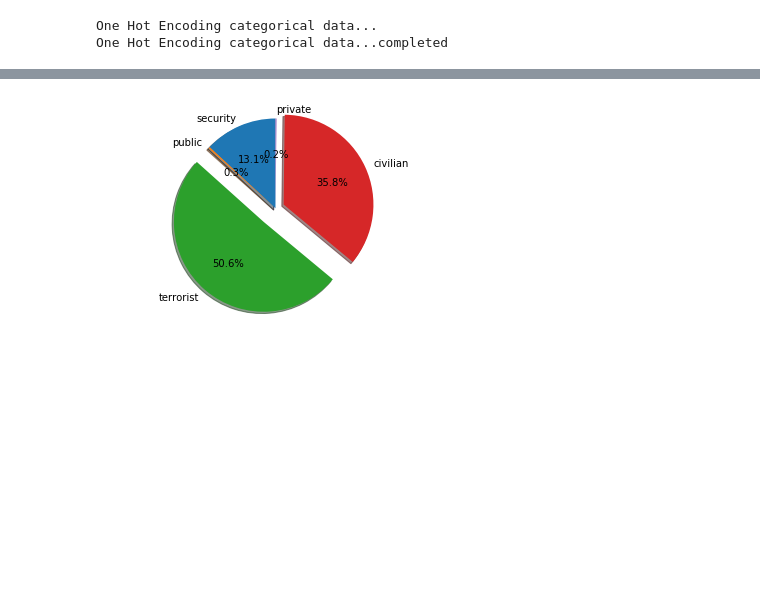
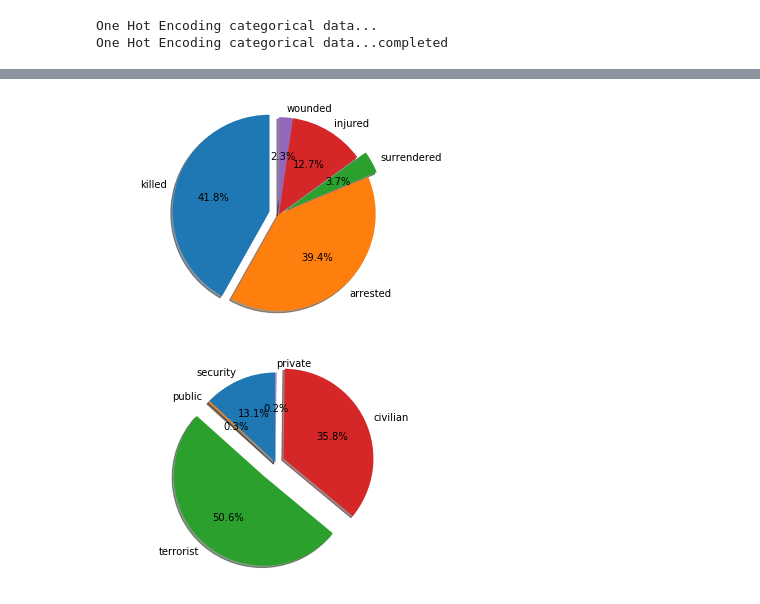
Before and after one commit to ShashwatHiregoudar/DMProject, a Jupyter notebook: ourCode.ipynb, the cells around one changed output, grey strips where cells are left out. Cells and saved outputs as stored; diff of their text form; code cells hidden in the pictures; blank space fills up the shorter version.

```diff
--- a/ourCode.ipynb
+++ b/ourCode.ipynb
@@ -135,6 +165,24 @@ print("Filling state_full column...completed")
 # %% [output]
 Filling state_full column...
 Filling state_full column...completed
+# %%
+#replacing similar data of the attribute
+replaceVerb=data['verb']
+import re
+
+for var in replaceVerb:
+    if(re.search("killing",str(var)) or re.search("kill",str(var))):
+        var2='killed'
+        data['verb'].replace(var,var2,inplace=True)
+    elif(re.search("arresting",str(var)) or re.search("arrest",str(var))):
+        var2='arrested'
+        data['verb'].replace(var,var2,inplace=True)
+    elif(re.search("surrender",str(var)) or re.search("surrendering",str(var))):
+        var2='surrendered'
+        data['verb'].replace(var,var2,inplace=True)
+    elif(re.search("injuring",str(var)) or re.search("injure",str(var))):
+        var2='injured'
+        data['verb'].replace(var,var2,inplace=True)
 # %%
 def convert_to_binary(df, column_to_convert):
     categories = list(df[column_to_convert].drop_duplicates())
@@ -149,7 +197,7 @@ def convert_to_binary(df, column_to_convert):
 
 # One Hot Encoding
 print("One Hot Encoding categorical data...")
-columns_to_convert = ['state_full','svmlabel1']
+columns_to_convert = ['state_full','svmlabel1','verb']
 
 for column in columns_to_convert:
     data = convert_to_binary(data,column)
@@ -158,6 +206,8 @@ print("One Hot Encoding categorical data...completed")
 # %% [output]
 One Hot Encoding categorical data...
 One Hot Encoding categorical data...completed
+# %%
+data.drop('verb_wounding',axis = 1, inplace = True)
 # %%
 data.transpose()
 # %% [output]
@@ -182,3 +232,28 @@ data.transpose()
+# %%
+#to find total number of deaths based on verb Sentence
+killed=data['verb_killed'].sum()
+
+arrested=data['verb_arrested'].sum()
+
+surrendered=data['verb_surrendere'].sum()
+
+injured=data['verb_injured'].sum()
+
+wounded=data['verb_wounded'].sum()
+# %%
+# Pie chart
+labels = 'killed','arrested', 'surrendered', 'injured' ,'wounded'
+sizes = [killed,arrested,surrendered,injured,wounded]
+explode = (0.1, 0, 0.1, 0, 0)
+
+fig1, ax1 = plt.subplots()
+ax1.pie(sizes, explode =explode ,labels=labels, autopct='%1.1f%%',
+        shadow=True, startangle=90)
+ax1.axis('equal')
+
+plt.show()
+# %% [output]
+[figure, added]
 # %%
 #to find total number of deaths based on profession
 security=data['svml_security'].sum()
```
Also changed, not shown: parts of 7 cells of this notebook.
